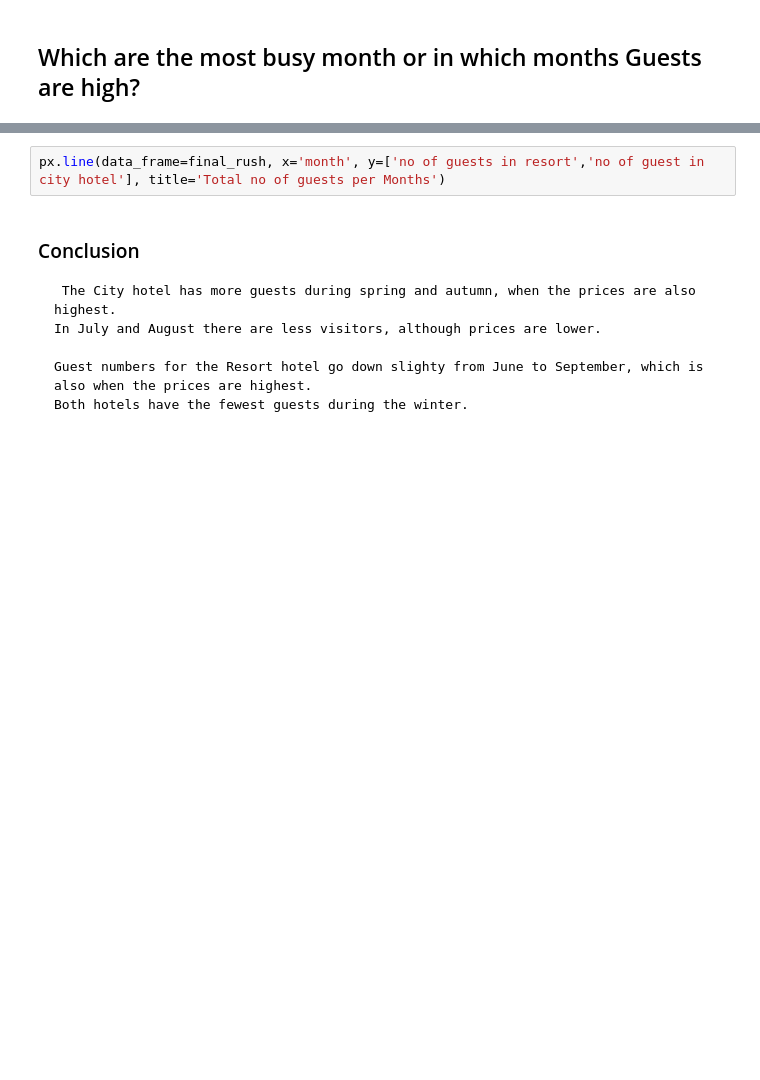
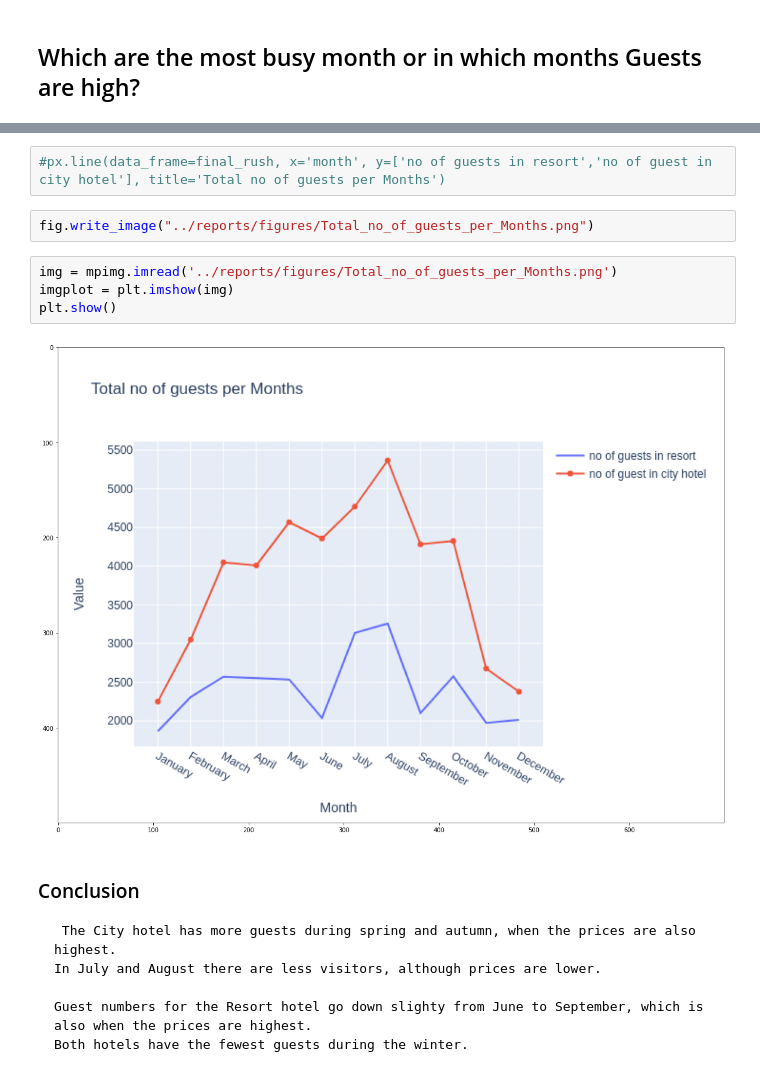
Before and after one commit to jesussantana/Machine-Learning-Real-World-projects-in-Python, a Jupyter notebook: notebooks/ML_hotel_booking_Prediction_deploy.ipynb, the cells around one changed output, grey strips where cells are left out. Cells and saved outputs as stored; diff of their text form; blank space fills up the shorter version.

```diff
--- a/notebooks/ML_hotel_booking_Prediction_deploy.ipynb
+++ b/notebooks/ML_hotel_booking_Prediction_deploy.ipynb
@@ -407,5 +505,13 @@ final_rush.columns
 # %%
-px.line(data_frame=final_rush, x='month', y=['no of guests in resort','no of guest in city hotel'], title='Total no of guests per Months')
+#px.line(data_frame=final_rush, x='month', y=['no of guests in resort','no of guest in city hotel'], title='Total no of guests per Months')
+# %%
+fig.write_image("../reports/figures/Total_no_of_guests_per_Months.png")
+# %%
+img = mpimg.imread('../reports/figures/Total_no_of_guests_per_Months.png')
+imgplot = plt.imshow(img)
+plt.show()
+# %% [output]
+[figure, added]
 # %% [markdown]
 ### Conclusion
      The City hotel has more guests during spring and autumn, when the prices are also highest.
```
Also changed, not shown: parts of 16 cells of this notebook, 5 other files.
